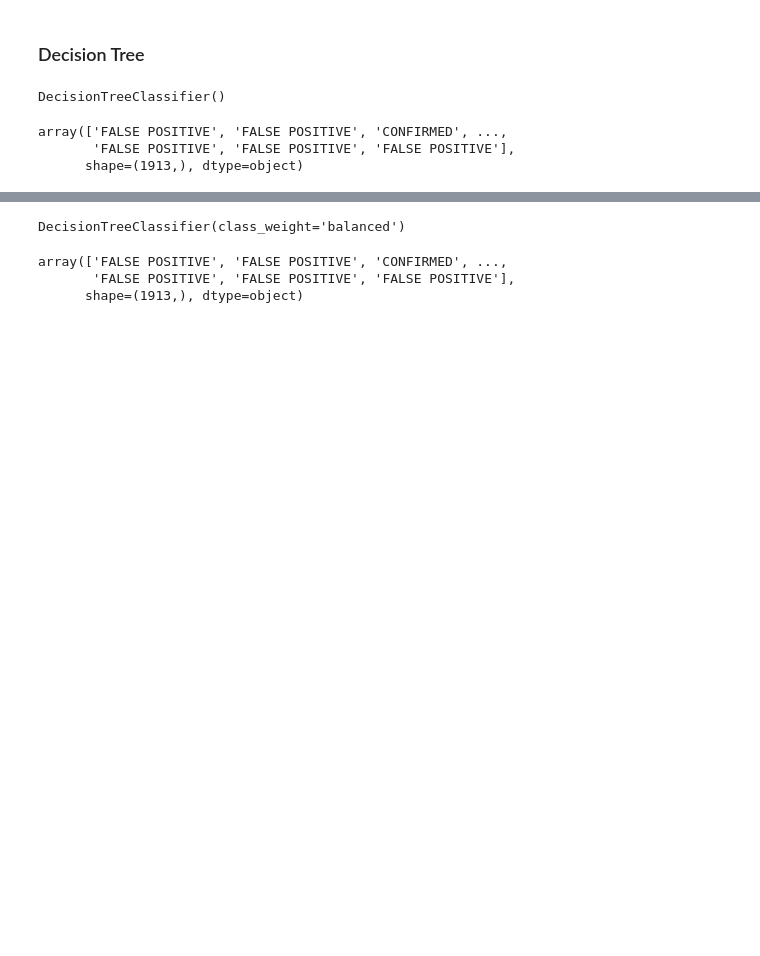
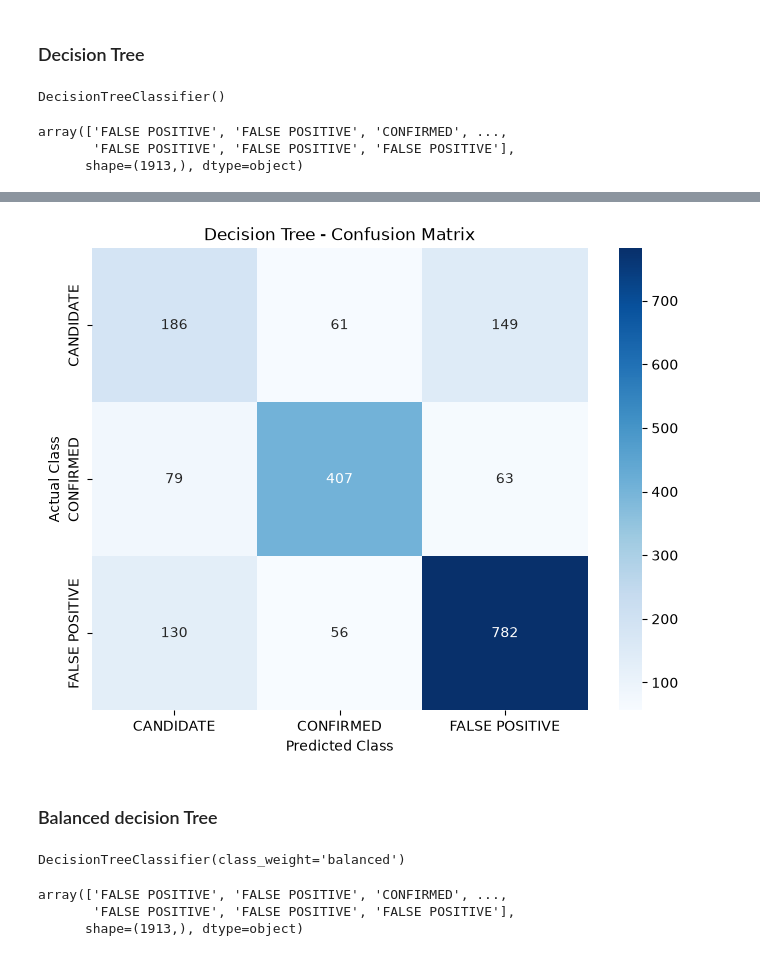
Before and after one commit to devikarapillai/Kepler-Exoplant_Classification, a Jupyter notebook: Nasa Kepler Exoplanent Detection.ipynb, the cells around one changed output, grey strips where cells are left out. Drawn from its saved outputs; the diff is of its cells as text; code cells hidden in the pictures; blank space fills up the shorter version.

```diff
--- a/Nasa Kepler Exoplanent Detection.ipynb
+++ b/Nasa Kepler Exoplanent Detection.ipynb
@@ -1053,3 +1098,26 @@ print(cm_dt)
+# %%
+cm_dt = confusion_matrix(y_test, y_pred_dt)
+
+plt.figure(figsize=(8, 6))
+
+sns.heatmap(
+    cm_dt,
+    annot=True,
+    fmt='d',
+    cmap='Blues',
+    xticklabels=dt_model.classes_,
+    yticklabels=dt_model.classes_
+)
+
+plt.xlabel('Predicted Class')
+plt.ylabel('Actual Class')
+plt.title('Decision Tree - Confusion Matrix')
+
+plt.show()
+# %% [output]
+[figure, added]
+# %% [markdown]
+### Balanced decision Tree
 # %%
 dt_balanced_model = DecisionTreeClassifier(class_weight='balanced')
 # %%
```
Also changed, not shown: parts of 40 cells of this notebook.
